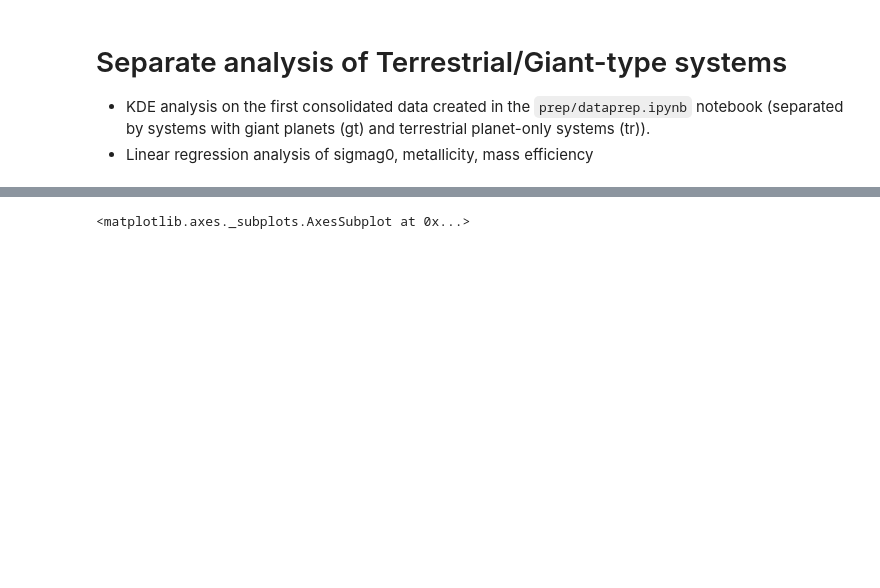
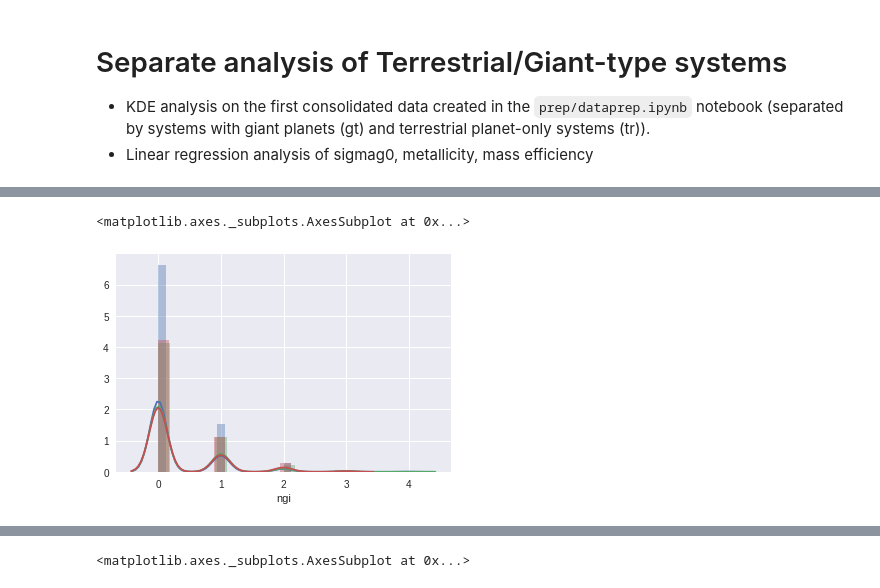
Before and after one commit to saint-germain/population_synthesis, a Jupyter notebook: tools/separate_stats.ipynb, the cells around one changed output, grey strips where cells are left out. Drawn from its saved outputs; the diff is of its cells as text; code cells hidden in the pictures; blank space fills up the shorter version.

```diff
--- a/tools/separate_stats.ipynb
+++ b/tools/separate_stats.ipynb
@@ -31,0 +55,8 @@ ax=sns.jointplot(x="nplanets", y="massefficiency", data=dhpg,kind="kde",stat_fun
+# %%
+# less giant planets if there are perturbations, but distribution does not change
+sns.distplot(dn.ngi)
+sns.distplot(dl.ngi)
+sns.distplot(dh.ngi)
+# %% [output]
+<matplotlib.axes._subplots.AxesSubplot at 0x...>
+[figure, added]
```
Also changed, not shown: parts of 7 cells of this notebook, 1 other file.
